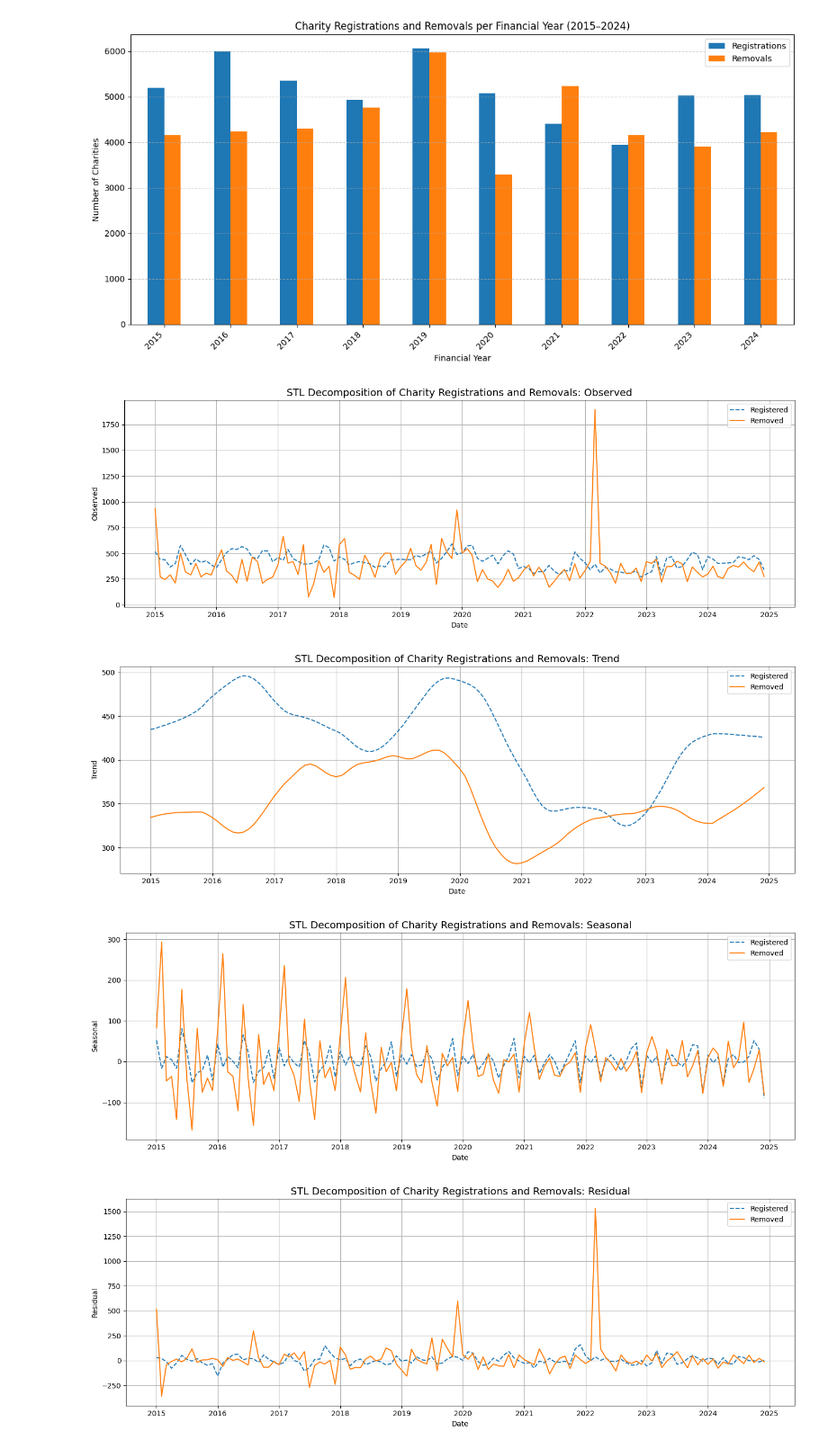
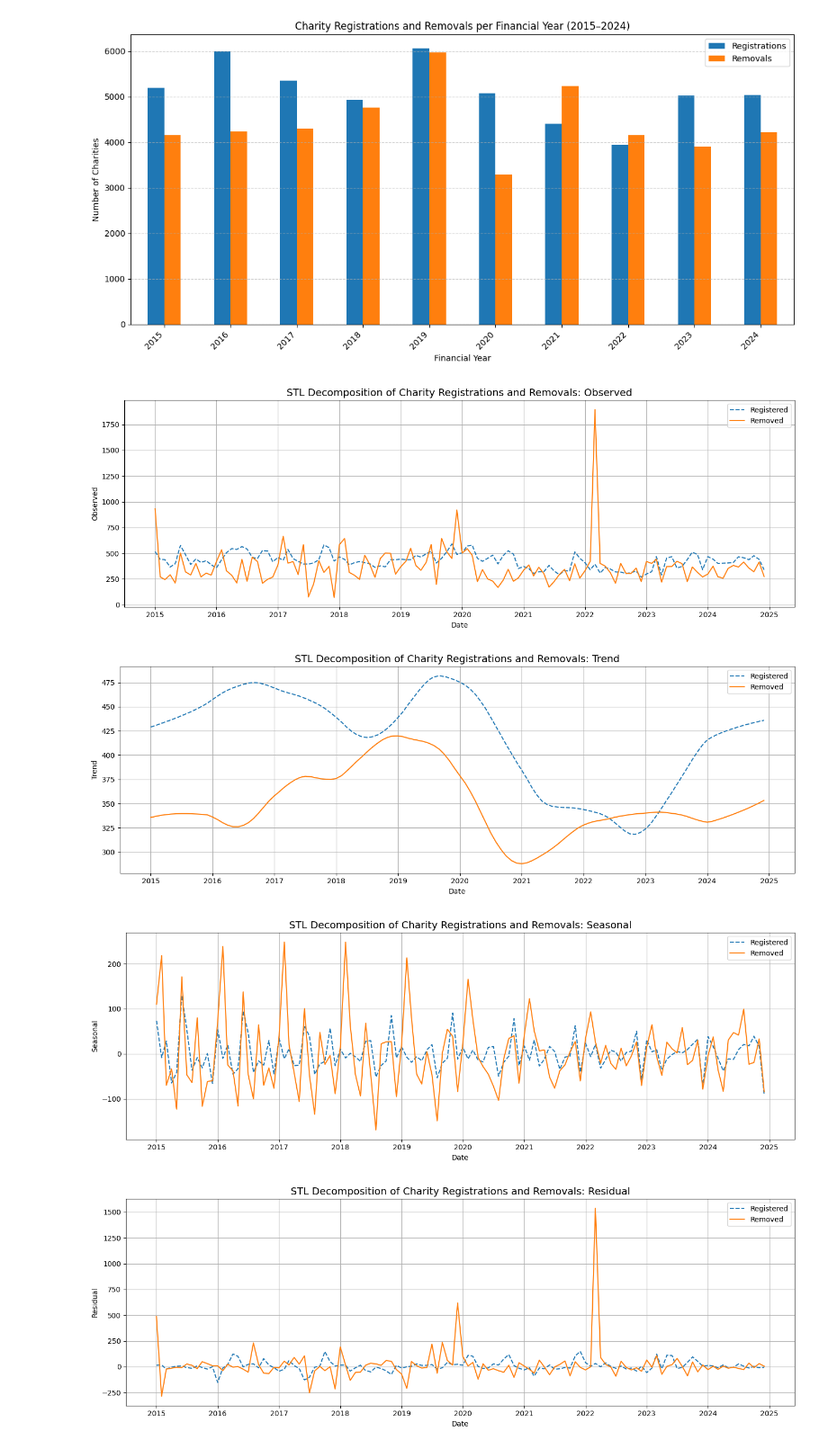
Before and after one commit to crystalyu917/The-Impact-of-Local-Council-Asset-Sales-on-Charity-Survival-in-England, a Jupyter notebook: src/analysis/charity.ipynb, the cells around one changed output. Shown at 90% size. Drawn from its saved outputs; the diff is of its cells as text; code cells hidden in the pictures.

Commit message:
finalise the charity exploratory analysis code

```diff
--- a/src/analysis/charity.ipynb
+++ b/src/analysis/charity.ipynb
@@ -33,7 +37,7 @@ dataset['registration_fy'] = dataset['date_of_registration'].apply(get_financial
 dataset['removal_fy'] = dataset['date_of_removal'].apply(get_financial_year)
 # %%
 '''
-Clean up classification descriptions.
+Clean up charity classification descriptions.
 This will create binary columns for each classification type.
 '''
 # Drop rows with missing classification
@@ -49,9 +53,9 @@ classification_dummies = classification_df.pivot_table(
     values='value',
     aggfunc='max',
     fill_value=0
-)
+).astype(int)
 
-# rename columns for consistency
+# Rename columns for consistency
 classification_dummies.columns = [
     f"classification_{str(col).replace(' ', '_').replace('-', '_').lower()}"
     for col in classification_dummies.columns
@@ -63,10 +67,10 @@ dataset = dataset.drop_duplicates(subset='registered_charity_number')  # ensure
 dataset = dataset.merge(classification_dummies, on='registered_charity_number', how='left')
 
 # Set classification dummy columns start with 'classification_'
-category_cols = [col for col in dataset.columns if col.startswith('classification_')]
+category_cols = [col for col in dataset.columns if col.startswith('classification_') and col != 'classification_description']
 
-# Fill NaNs with 0 in those columns only
-dataset[category_cols] = dataset[category_cols].fillna(0)
+# Fill NaNs with 0 and convert to int to get 0/1 instead of 0.0/1.0
+dataset[category_cols] = dataset[category_cols].fillna(0).astype(int)
 # %% [markdown]
 Exploratory Analysis
 # %%
@@ -158,45 +187,45 @@ Plot STL decomposition of registrations and removals
 This will show the seasonal, trend, and residual components of registrations and removals.
 '''
 # Define full monthly range
-monthly_index = pd.date_range(start='2015-01-01', end='2024-12-01', freq='MS')
+monthly_range = pd.date_range(start='2015-01-01', end='2024-12-01', freq='MS')
 
 # Aggregate registrations and removals to monthly counts
-def count_monthly(series, monthly_index):
+def count_monthly(series, monthly_range):
     return (
         series.value_counts()
         .sort_index()
-        .reindex(monthly_index.to_period('M'), fill_value=0)
+        .reindex(monthly_range.to_period('M'), fill_value=0)
         .to_timestamp()
     )
 
-registered_by_month = count_monthly(dataset['registration_month'], monthly_index)
-removed_by_month = count_monthly(dataset['removal_month'], monthly_index)
+registered_by_month = count_monthly(dataset['registration_month'], monthly_range)
+removed_by_month = count_monthly(dataset['removal_month'], monthly_range)
 
-# STL decomposition
-def apply_stl(series, period=13):
-    return STL(series, seasonal=period, robust=True).fit()
+# STL decomposition with auto-detection
+def apply_stl(series):
+    return STL(series, robust=True).fit()  # Let it auto-detect the period
 
 stl_reg = apply_stl(registered_by_month)
 stl_rem = apply_stl(removed_by_month)
 
 # Plot each STL component in a separate graph
 components = ['observed', 'trend', 'seasonal', 'resid']
 titles = ['Observed', 'Trend', 'Seasonal', 'Residual']
 colors = {'Registered': '#1f77b4', 'Removed': '#ff7f0e'}
 
 for comp, title in zip(components, titles):
     plt.figure(figsize=(14, 5))  # Larger size for individual plots
     plt.plot(getattr(stl_reg, comp), label='Registered', color=colors['Registered'], linestyle='--')
     plt.plot(getattr(stl_rem, comp), label='Removed', color=colors['Removed'], linestyle='-')
     plt.title(f'STL Decomposition of Charity Registrations and Removals: {title}', fontsize=14)
     plt.xlabel('Date')
     plt.ylabel(title)
     plt.legend()
     plt.grid(True)
     plt.tight_layout()
     plt.show()
 # %% [output]
 [figure]
-[figure, old version]
+[figure, new version]
-[figure, old version]
+[figure, new version]
-[figure, old version]
+[figure, new version]
```
Also changed, not shown: parts of 26 cells of this notebook.
